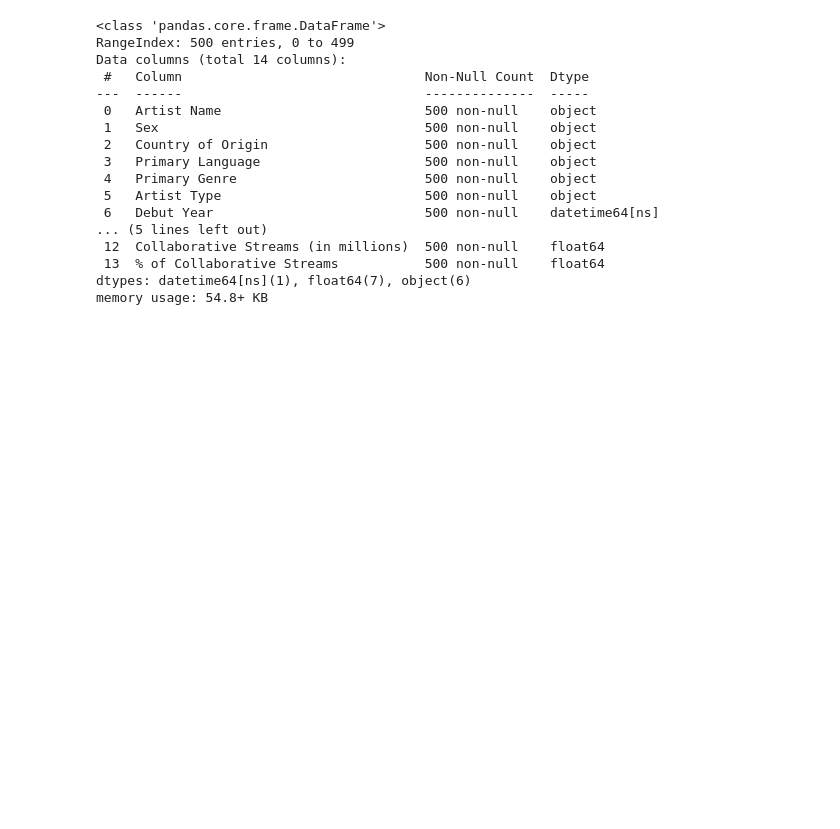
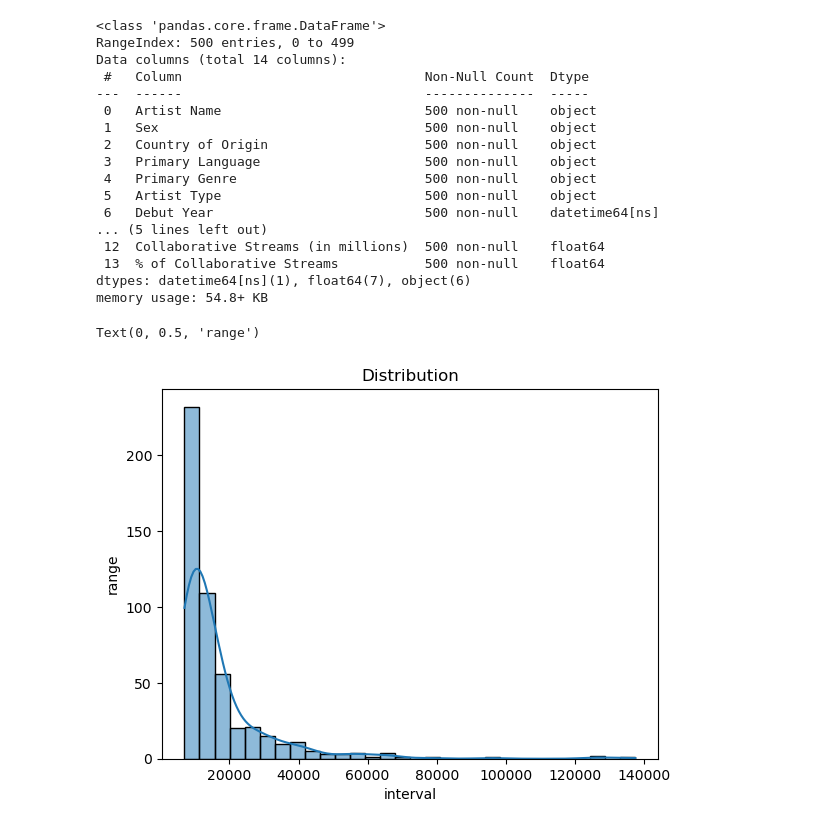
Before and after one commit to Kanjerih/spotify-most-streamed-artists, a Jupyter notebook: spotify-most-streamed-artists.ipynb, the cells around one changed output. Cells and saved outputs as stored; diff of their text form; code cells hidden in the pictures; blank space fills up the shorter version.

```diff
--- a/spotify-most-streamed-artists.ipynb
+++ b/spotify-most-streamed-artists.ipynb
@@ -132,3 +132,10 @@ dtypes: datetime64[ns](1), float64(7), object(6)
 memory usage: 54.8+ KB
 # %%
 import seaborn as sns
+sns.histplot(data=spotify_df, x='Total Streams (in millions)', bins=30, kde=True)
+plt.title('Distribution')
+plt.xlabel('interval')
+plt.ylabel('range')
+# %% [output]
+Text(0, 0.5, 'range')
+[figure, added]
```
Also changed, not shown: parts of 5 cells of this notebook.
